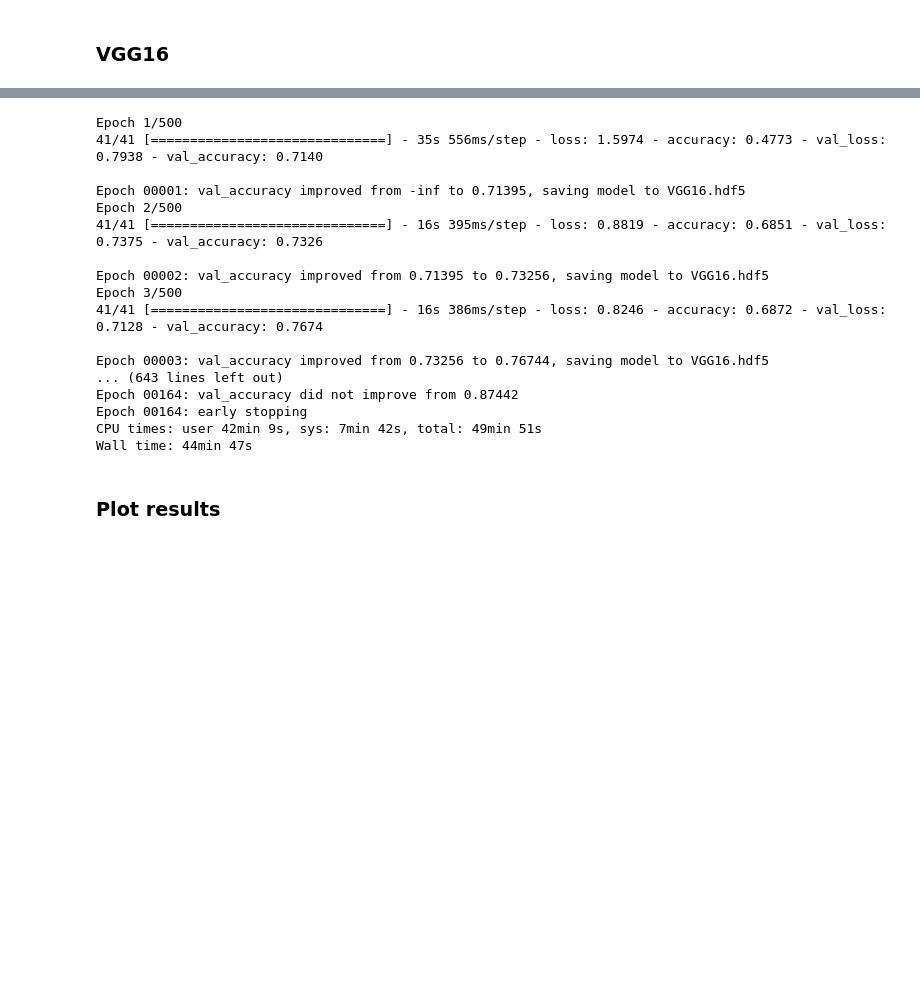
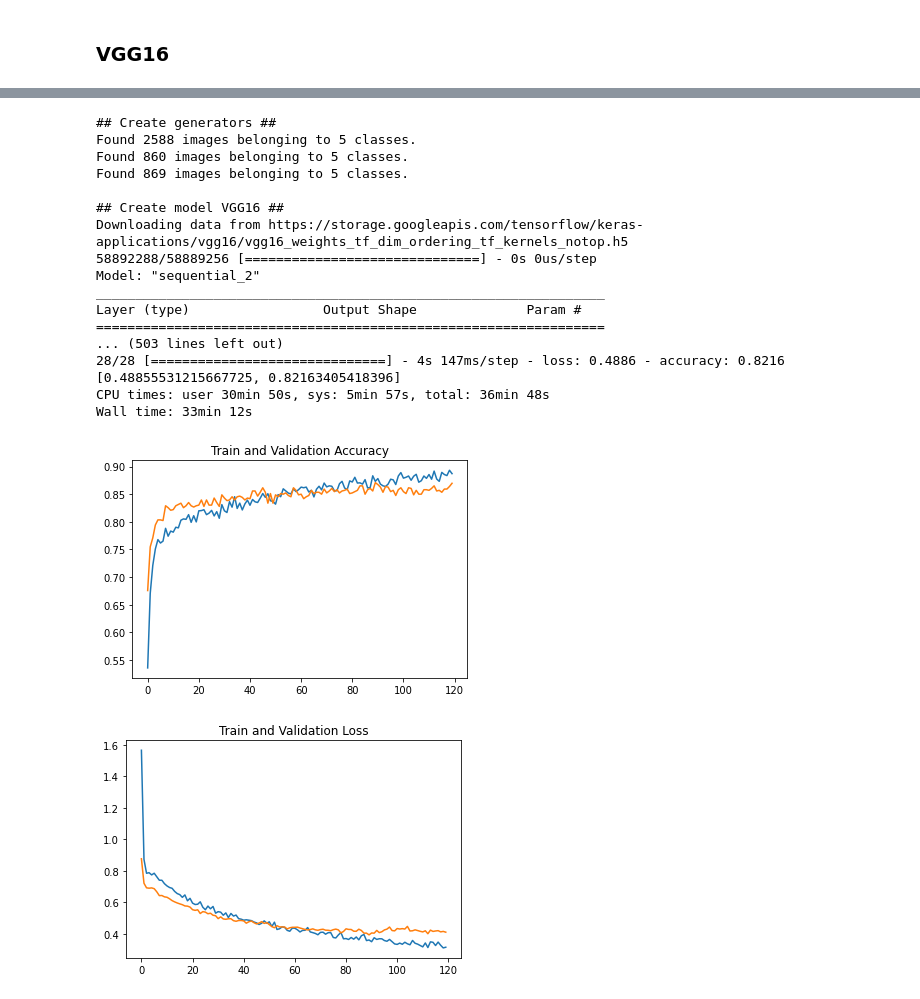
Before and after one commit to vicky-moon/cv_flowers_recognition, a Jupyter notebook: flowers-recognition-transfer-learning.ipynb, the cells around one changed output, grey strips where cells are left out. Drawn from its saved outputs; the diff is of its cells as text; code cells hidden in the pictures; blank space fills up the shorter version.

Commit message:
Flowers recognition: refactoring for transfer learning

```diff
--- a/flowers-recognition-transfer-learning.ipynb
+++ b/flowers-recognition-transfer-learning.ipynb
@@ -324,5 +327,14 @@ Downloading data from https://storage.googleapis.com/tensorflow/keras-applicatio
 # %%
-dense_model = tf.keras.models.Sequential([
+def create_model_VGG16():
+    print('\n## Create model VGG16 ##')
+    pre_trained_model = VGG16(weights="imagenet", include_top=False)
+
+    #Freeze tarining of VGG16 layers
+    for layer in pre_trained_model.layers:
+        layer.trainable = False
+
+    # Dense top layers
+    dense_model = tf.keras.models.Sequential([
     tf.keras.layers.Flatten(),
     tf.keras.layers.BatchNormalization(renorm=True),
     tf.keras.layers.Dropout(rate=.2),
@@ -335,4 +347,13 @@ dense_model = tf.keras.models.Sequential([
     tf.keras.layers.Dense(5),
     tf.keras.layers.BatchNormalization(renorm=True),
     tf.keras.layers.Activation('softmax')
-])
+    ])
+
+    model = tf.keras.models.Sequential([
+    tf.keras.layers.InputLayer(input_shape=(IMG_WIDTH, IMG_HEIGHT, 3)),
+    data_augmentation_model(),
+    pre_trained_model,
+    dense_model
+    ])
+
+    return model
@@ -363,25 +360,28 @@ _________________________________________________________________
 # %%
 %%time
-compile_model(model, learning_rate=0.001)
-callbacks = get_callbacks(checkpoint_filepath)
-history = train_model(model, train_generator, valid_generator, callbacks, epochs=500, verbose=1)
+full_run(create_model_function=create_model_VGG16,
+          checkpoint_filepath='VGG16.hdf5',
+          learning_rate=0.001,
+          epochs=500,
+          patience=30,
+          verbose=1)
 # %% [output]
-Epoch 1/500
-41/41 [==============================] - 35s 556ms/step - loss: 1.5974 - accuracy: 0.4773 - val_loss: 0.7938 - val_accuracy: 0.7140
+## Create generators ##
+Found 2588 images belonging to 5 classes.
+Found 860 images belonging to 5 classes.
+Found 869 images belonging to 5 classes.
 
-Epoch 00001: val_accuracy improved from -inf to 0.71395, saving model to VGG16.hdf5
-Epoch 2/500
-41/41 [==============================] - 16s 395ms/step - loss: 0.8819 - accuracy: 0.6851 - val_loss: 0.7375 - val_accuracy: 0.7326
-
-Epoch 00002: val_accuracy improved from 0.71395 to 0.73256, saving model to VGG16.hdf5
-Epoch 3/500
-41/41 [==============================] - 16s 386ms/step - loss: 0.8246 - accuracy: 0.6872 - val_loss: 0.7128 - val_accuracy: 0.7674
-
-Epoch 00003: val_accuracy improved from 0.73256 to 0.76744, saving model to VGG16.hdf5
-... (643 lines left out)
-Epoch 00164: val_accuracy did not improve from 0.87442
-Epoch 00164: early stopping
-CPU times: user 42min 9s, sys: 7min 42s, total: 49min 51s
-Wall time: 44min 47s
+## Create model VGG16 ##
+Downloading data from https://storage.googleapis.com/tensorflow/keras-applications/vgg16/vgg16_weights_tf_dim_ordering_tf_kernels_notop.h5
+58892288/58889256 [==============================] - 0s 0us/step
+Model: "sequential_2"
+_________________________________________________________________
+Layer (type)                 Output Shape              Param #
+=================================================================
+... (503 lines left out)
+28/28 [==============================] - 4s 147ms/step - loss: 0.4886 - accuracy: 0.8216
+[0.48855531215667725, 0.82163405418396]
+CPU times: user 30min 50s, sys: 5min 57s, total: 36min 48s
+Wall time: 33min 12s
+[figure, added]
+[figure, added]
-# %% [markdown]
-### Plot results
```
Also changed, not shown: parts of 18 cells of this notebook.
